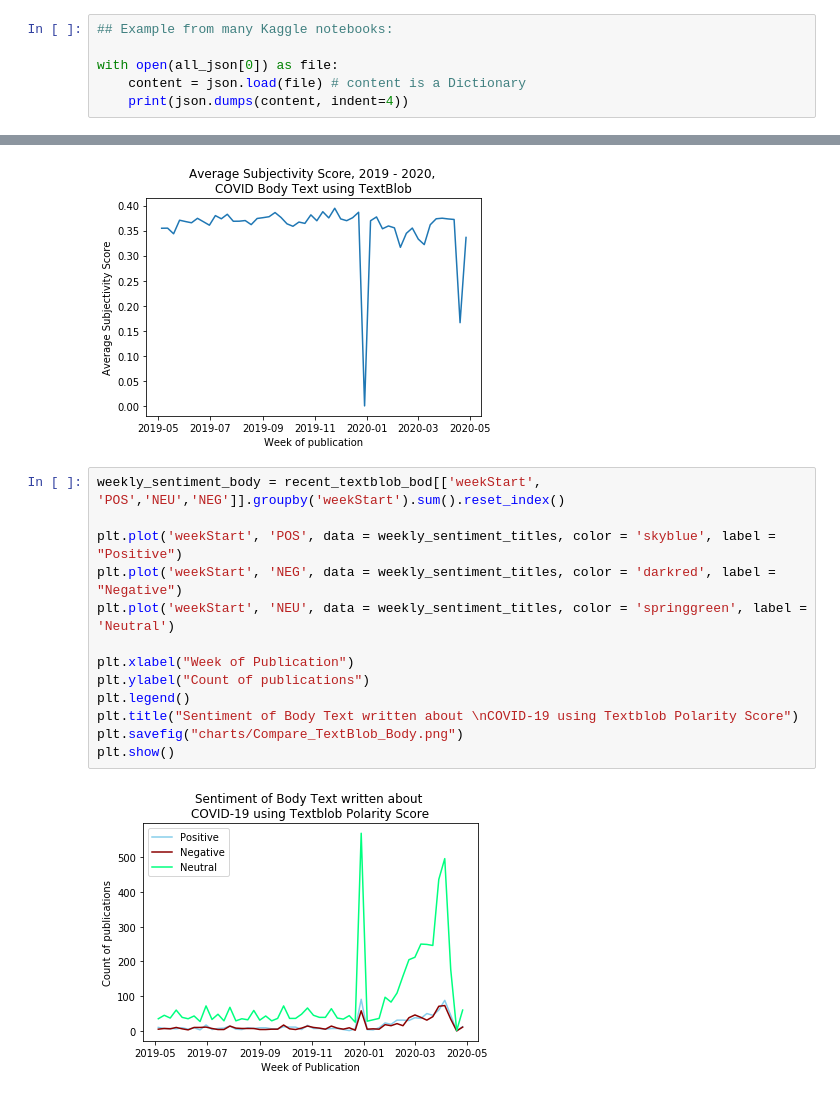
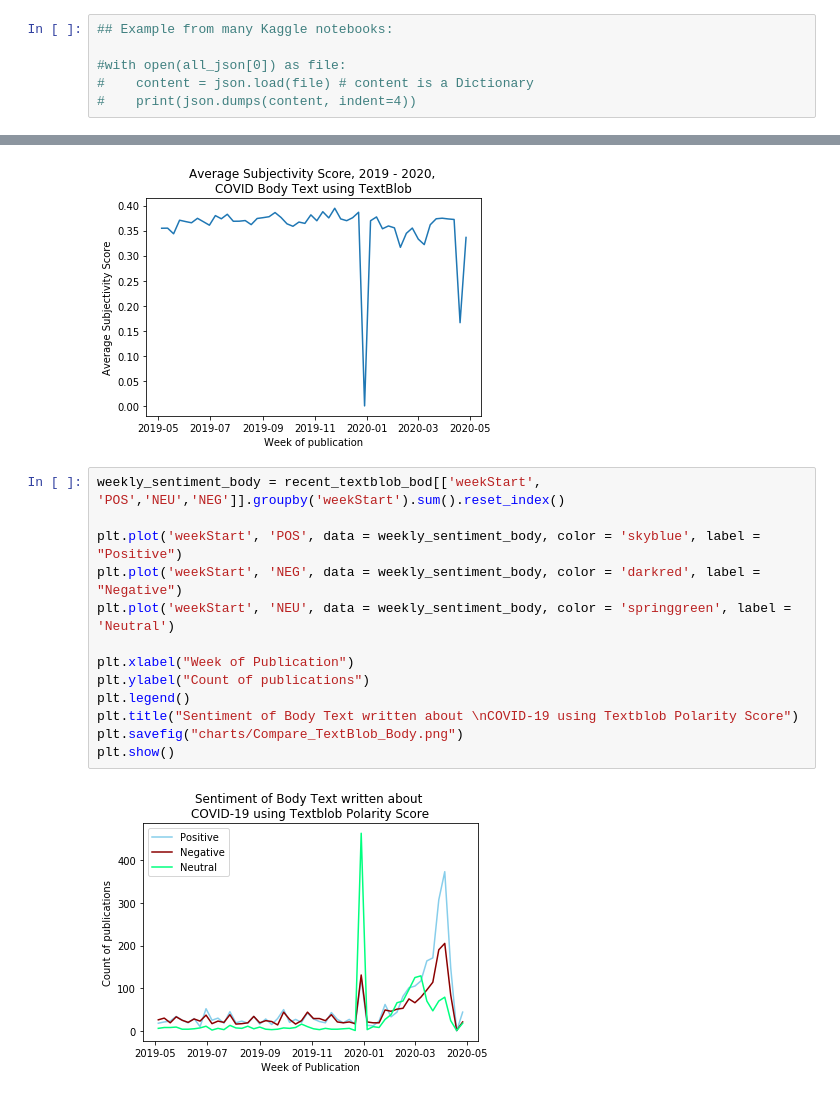
Before and after one commit to amandahutter/COVID-19-Kaggle-Analysis, a Jupyter notebook: CORD19-Analysis.ipynb, the cells around one changed output, grey strips where cells are left out. Saved outputs shown, nothing was run; the diff lists cells and outputs as text.

Commit message:
May 11 upload 2 full textblob on body

```diff
--- a/CORD19-Analysis.ipynb
+++ b/CORD19-Analysis.ipynb
@@ -1493,9 +1493,9 @@ all_json[0]
 # %%
 ## Example from many Kaggle notebooks:
 
-with open(all_json[0]) as file:
-    content = json.load(file) # content is a Dictionary
-    print(json.dumps(content, indent=4))
+#with open(all_json[0]) as file:
+#    content = json.load(file) # content is a Dictionary
+#    print(json.dumps(content, indent=4))
 # %% [output]
 {
     "paper_id": "PMC2750777",
@@ -2255,15 +2258,15 @@ plt.show()
 # %%
 weekly_sentiment_body = recent_textblob_bod[['weekStart', 'POS','NEU','NEG']].groupby('weekStart').sum().reset_index()
 
-plt.plot('weekStart', 'POS', data = weekly_sentiment_titles, color = 'skyblue', label = "Positive")
-plt.plot('weekStart', 'NEG', data = weekly_sentiment_titles, color = 'darkred', label = "Negative")
-plt.plot('weekStart', 'NEU', data = weekly_sentiment_titles, color = 'springgreen', label = 'Neutral')
+plt.plot('weekStart', 'POS', data = weekly_sentiment_body, color = 'skyblue', label = "Positive")
+plt.plot('weekStart', 'NEG', data = weekly_sentiment_body, color = 'darkred', label = "Negative")
+plt.plot('weekStart', 'NEU', data = weekly_sentiment_body, color = 'springgreen', label = 'Neutral')
 
 plt.xlabel("Week of Publication")
 plt.ylabel("Count of publications")
 plt.legend()
 plt.title("Sentiment of Body Text written about \nCOVID-19 using Textblob Polarity Score")
 plt.savefig("charts/Compare_TextBlob_Body.png")
 plt.show()
 # %% [output]
-[figure, old version]
+[figure, new version]
```
Also changed, not shown: parts of 12 cells of this notebook.
